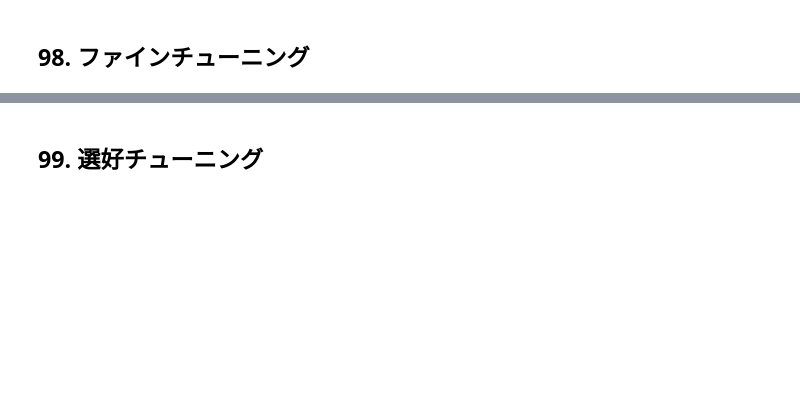
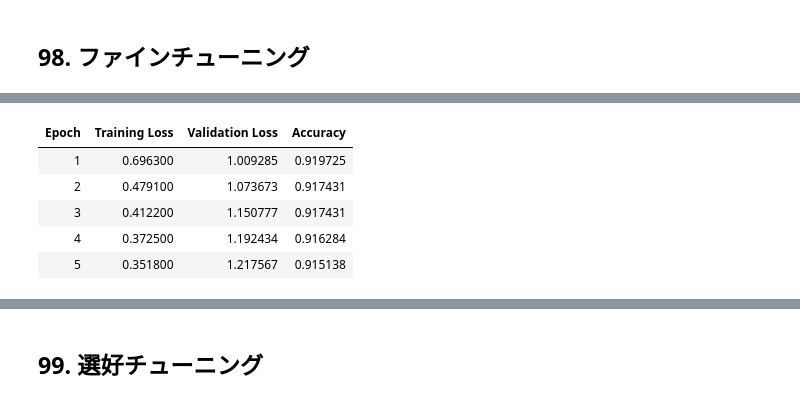
Before and after one commit to j329nish/100knocks, a Jupyter notebook: chapter10.ipynb, the cells around one changed output, grey strips where cells are left out. Saved outputs shown, nothing was run; the diff lists cells and outputs as text; code cells hidden in the pictures; blank space fills up the shorter version.

```diff
--- a/chapter10.ipynb
+++ b/chapter10.ipynb
@@ -10,7 +34,7 @@ set_seed(42)
 text = "The movie was full of"
 model_name = 'gpt2'
 tokenizer = AutoTokenizer.from_pretrained(model_name)
-model = AutoModelForCausalLM.from_pretrained('gpt2')
+model = AutoModelForCausalLM.from_pretrained(model_name)
 
 input_ids = tokenizer.encode(text, add_special_tokens=False, return_tensors="pt")
 print("input_ids:", input_ids)
@@ -301,2 +413,86 @@ accuracy: 54.01%
 # %% [markdown]
 ## 98. ファインチューニング
+# %%
+# プロンプトの追加
+def add_prompt(text):
+  instructions = """
+    Please determine the positive and negative aspects of the text.
+    If it's positive, output negative, if negative, output positive.
+    You can only output negative or positive.
+  """
+  prompt = f"""
+    Instructions: {instructions},
+    Text: {text}
+    Answer:
+  """
+  return prompt
+
+train_dataset = Dataset.from_pandas(train_df)
+dev_dataset = Dataset.from_pandas(dev_df)
+
+# モデルの読み込み
+model = AutoModelForCausalLM.from_pretrained(model_name)
+model.config.pad_token_id = tokenizer.pad_token_id
+
+# 前処理
+def preprocess_text_classification(example: dict[str, str | int]) -> BatchEncoding:
+  sentences = [add_prompt(text) for text in example["sentence"]]
+  labels = ["positive" if label == 1 else "negative" for label in example["label"]]
+  texts = [sentence + label for sentence, label in zip(sentences, labels)]
+  inputs = tokenizer(sentences, padding="max_length", truncation=True, max_length=128)
+  inputs["labels"] = tokenizer(texts, padding="max_length", truncation=True, max_length=128)["input_ids"]
+  inputs["labels"] = [
+    [(token if token != tokenizer.pad_token_id else -100) for token in input_ids]
+    for input_ids in inputs["labels"]
+  ]
+  return inputs
+
+encoded_train_dataset = train_dataset.map(
+  preprocess_text_classification, batched=True, remove_columns=train_dataset.column_names
+)
+encoded_dev_dataset = dev_dataset.map(
+  preprocess_text_classification, batched=True, remove_columns=dev_dataset.column_names
+)
+
+# モデルの学習
+training_args = TrainingArguments(
+  output_dir="model/model_98",
+  per_device_train_batch_size=8,
+  per_device_eval_batch_size=8,
+  learning_rate=2e-5,
+  lr_scheduler_type="linear",
+  warmup_ratio=0.1,
+  num_train_epochs=5,
+  save_strategy="epoch",
+  logging_strategy="epoch",
+  eval_strategy="epoch",
+  load_best_model_at_end=True,
+  metric_for_best_model="accuracy",
+  fp16=True
+)
+
+# 評価関数の作成（predictionとlabelのindexを合わせる）
+def compute_accuracy(eval_pred: tuple[np.ndarray, np.ndarray]) -> dict[str, float]:
+  logits, labels = eval_pred
+  predictions = np.argmax(logits, axis=-1)
+  label_index_list = []
+  for i in range(labels.shape[0]):
+    label_index_list.append(np.where(labels[i] != -100)[0][-1])
+  pred_labels = predictions[np.arange(labels.shape[0]), np.array(label_index_list)]
+  true_labels = labels[np.arange(labels.shape[0]), np.array(label_index_list)]
+  return {"accuracy": (pred_labels == true_labels).mean()}
+
+trainer = Trainer(
+  model=model,
+  train_dataset=encoded_train_dataset,
+  eval_dataset=encoded_dev_dataset,
+  data_collator=data_collator,
+  args=training_args,
+  compute_metrics=compute_accuracy,
+)
+trainer.train()
+
+# モデルの評価
+eval_results = trainer.evaluate()
+print(eval_results)
+# %% [output]
@@ -302,0 +502,6 @@ accuracy: 54.01%
+| Epoch | Training Loss | Validation Loss | Accuracy |
+| 1 | 0.696300 | 1.009285 | 0.919725 |
+| 2 | 0.479100 | 1.073673 | 0.917431 |
+| 3 | 0.412200 | 1.150777 | 0.917431 |
+| 4 | 0.372500 | 1.192434 | 0.916284 |
+| 5 | 0.351800 | 1.217567 | 0.915138 |
```
Also changed, not shown: parts of 11 cells of this notebook.
